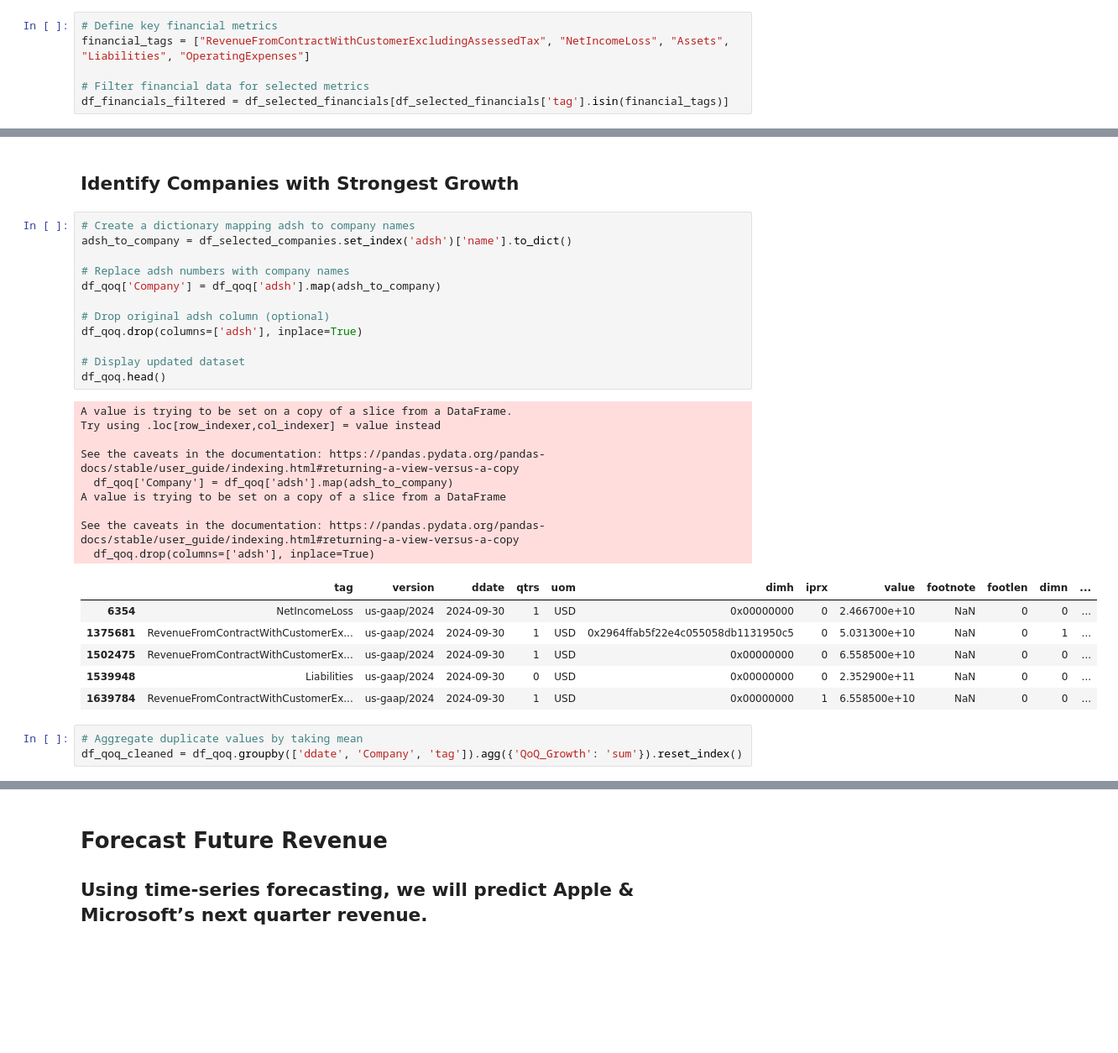
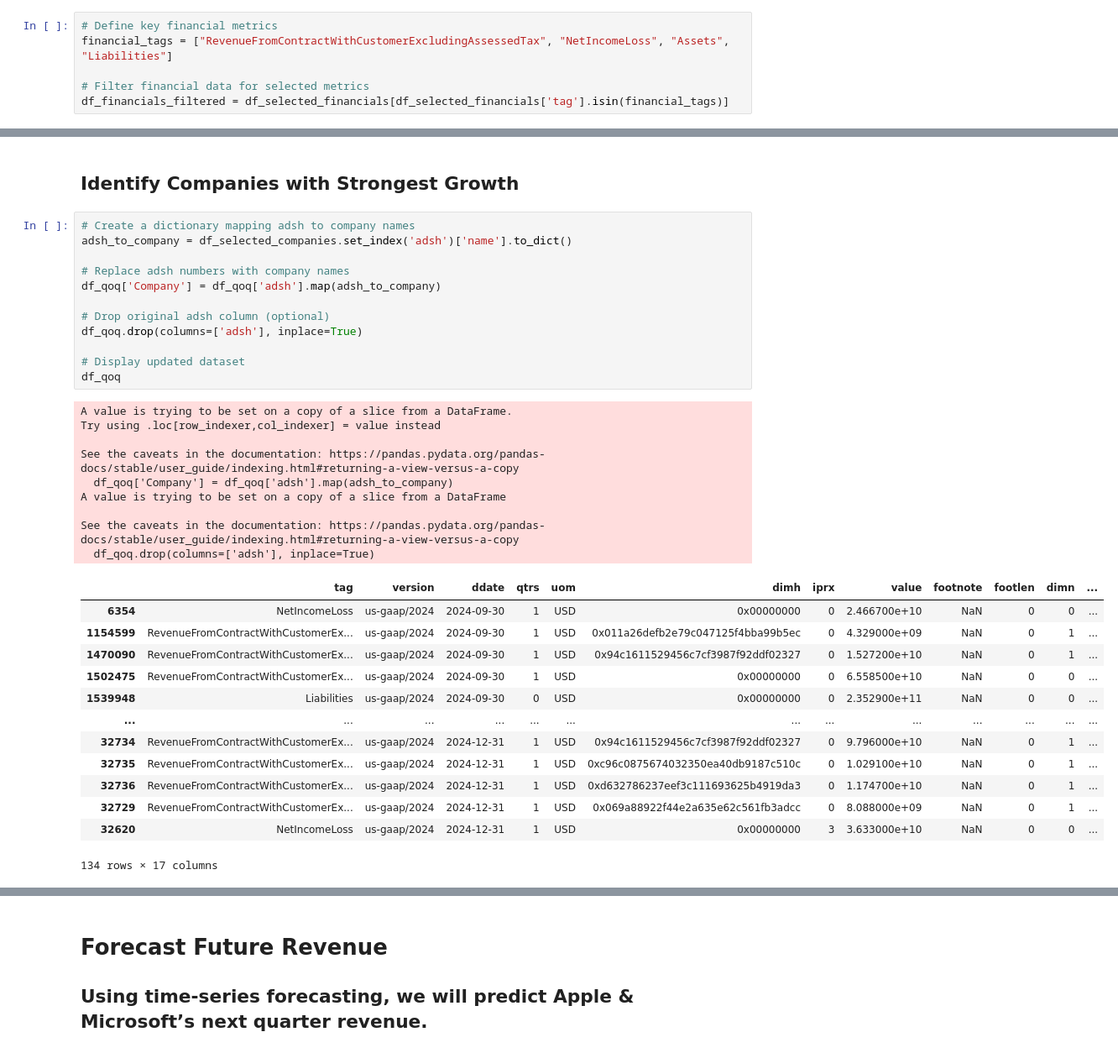
Before and after one commit to cibhibaskar/financial-trend-analysis, a Jupyter notebook: Financial_Analysis_&_Revenue_Forecasting.ipynb, the cells around one changed output, grey strips where cells are left out. Shown at 84% size. Drawn from its saved outputs; the diff is of its cells as text; blank space fills up the shorter version.

```diff
--- a/Financial_Analysis_&_Revenue_Forecasting.ipynb
+++ b/Financial_Analysis_&_Revenue_Forecasting.ipynb
@@ -203,7 +203,7 @@ df_selected_financials.head()
 | 2439 | 0000950170-24-118967 | EquitySecuritiesFVNINoncurrent | us-gaap/2024 | 20240930 | 0 | USD | 0x4ac6c8ca6e0d67e75aab90ef6627f775 | 0 | 1.516200e+10 | NaN | 0 | ... |
 # %%
 # Define key financial metrics
-financial_tags = ["RevenueFromContractWithCustomerExcludingAssessedTax", "NetIncomeLoss", "Assets", "Liabilities", "OperatingExpenses"]
+financial_tags = ["RevenueFromContractWithCustomerExcludingAssessedTax", "NetIncomeLoss", "Assets", "Liabilities"]
 
 # Filter financial data for selected metrics
 df_financials_filtered = df_selected_financials[df_selected_financials['tag'].isin(financial_tags)]
@@ -275,31 +275,35 @@ df_qoq.head()
 # %%
 # Create a dictionary mapping adsh to company names
 adsh_to_company = df_selected_companies.set_index('adsh')['name'].to_dict()
 
 # Replace adsh numbers with company names
 df_qoq['Company'] = df_qoq['adsh'].map(adsh_to_company)
 
 # Drop original adsh column (optional)
 df_qoq.drop(columns=['adsh'], inplace=True)
 
 # Display updated dataset
-df_qoq.head()
+df_qoq
 # %% [output]
 A value is trying to be set on a copy of a slice from a DataFrame.
 Try using .loc[row_indexer,col_indexer] = value instead
 
 See the caveats in the documentation: https://pandas.pydata.org/pandas-docs/stable/user_guide/indexing.html#returning-a-view-versus-a-copy
   df_qoq['Company'] = df_qoq['adsh'].map(adsh_to_company)
 A value is trying to be set on a copy of a slice from a DataFrame
 
 See the caveats in the documentation: https://pandas.pydata.org/pandas-docs/stable/user_guide/indexing.html#returning-a-view-versus-a-copy
   df_qoq.drop(columns=['adsh'], inplace=True)
 |  | tag | version | ddate | qtrs | uom | dimh | iprx | value | footnote | footlen | dimn | ... |
 | 6354 | NetIncomeLoss | us-gaap/2024 | 2024-09-30 | 1 | USD | 0x00000000 | 0 | 2.466700e+10 | NaN | 0 | 0 | ... |
-| 1375681 | RevenueFromContractWithCustomerEx... | us-gaap/2024 | 2024-09-30 | 1 | USD | 0x2964ffab5f22e4c055058db1131950c5 | 0 | 5.031300e+10 | NaN | 0 | 1 | ... |
+| 1154599 | RevenueFromContractWithCustomerEx... | us-gaap/2024 | 2024-09-30 | 1 | USD | 0x011a26defb2e79c047125f4bba99b5ec | 0 | 4.329000e+09 | NaN | 0 | 1 | ... |
+| 1470090 | RevenueFromContractWithCustomerEx... | us-gaap/2024 | 2024-09-30 | 1 | USD | 0x94c1611529456c7cf3987f92ddf02327 | 0 | 1.527200e+10 | NaN | 0 | 1 | ... |
 | 1502475 | RevenueFromContractWithCustomerEx... | us-gaap/2024 | 2024-09-30 | 1 | USD | 0x00000000 | 0 | 6.558500e+10 | NaN | 0 | 0 | ... |
 | 1539948 | Liabilities | us-gaap/2024 | 2024-09-30 | 0 | USD | 0x00000000 | 0 | 2.352900e+11 | NaN | 0 | 0 | ... |
-| 1639784 | RevenueFromContractWithCustomerEx... | us-gaap/2024 | 2024-09-30 | 1 | USD | 0x00000000 | 1 | 6.558500e+10 | NaN | 0 | 0 | ... |
+| ... | ... | ... | ... | ... | ... | ... | ... | ... | ... | ... | ... | ... |
+| 32734 | RevenueFromContractWithCustomerEx... | us-gaap/2024 | 2024-12-31 | 1 | USD | 0x94c1611529456c7cf3987f92ddf02327 | 0 | 9.796000e+10 | NaN | 0 | 1 | ... |
+| 32735 | RevenueFromContractWithCustomerEx... | us-gaap/2024 | 2024-12-31 | 1 | USD | 0xc96c0875674032350ea40db9187c510c | 0 | 1.029100e+10 | NaN | 0 | 1 | ... |
+| 32736 | RevenueFromContractWithCustomerEx... | us-gaap/2024 | 2024-12-31 | 1 | USD | 0xd632786237eef3c111693625b4919da3 | 0 | 1.174700e+10 | NaN | 0 | 1 | ... |
+| 32729 | RevenueFromContractWithCustomerEx... | us-gaap/2024 | 2024-12-31 | 1 | USD | 0x069a88922f44e2a635e62c561fb3adcc | 0 | 8.088000e+09 | NaN | 0 | 1 | ... |
+| 32620 | NetIncomeLoss | us-gaap/2024 | 2024-12-31 | 1 | USD | 0x00000000 | 3 | 3.633000e+10 | NaN | 0 | 0 | ... |
+134 rows × 17 columns
-# %%
-# Aggregate duplicate values by taking mean
-df_qoq_cleaned = df_qoq.groupby(['ddate', 'Company', 'tag']).agg({'QoQ_Growth': 'sum'}).reset_index()
```
Also changed, not shown: parts of 6 cells of this notebook.
